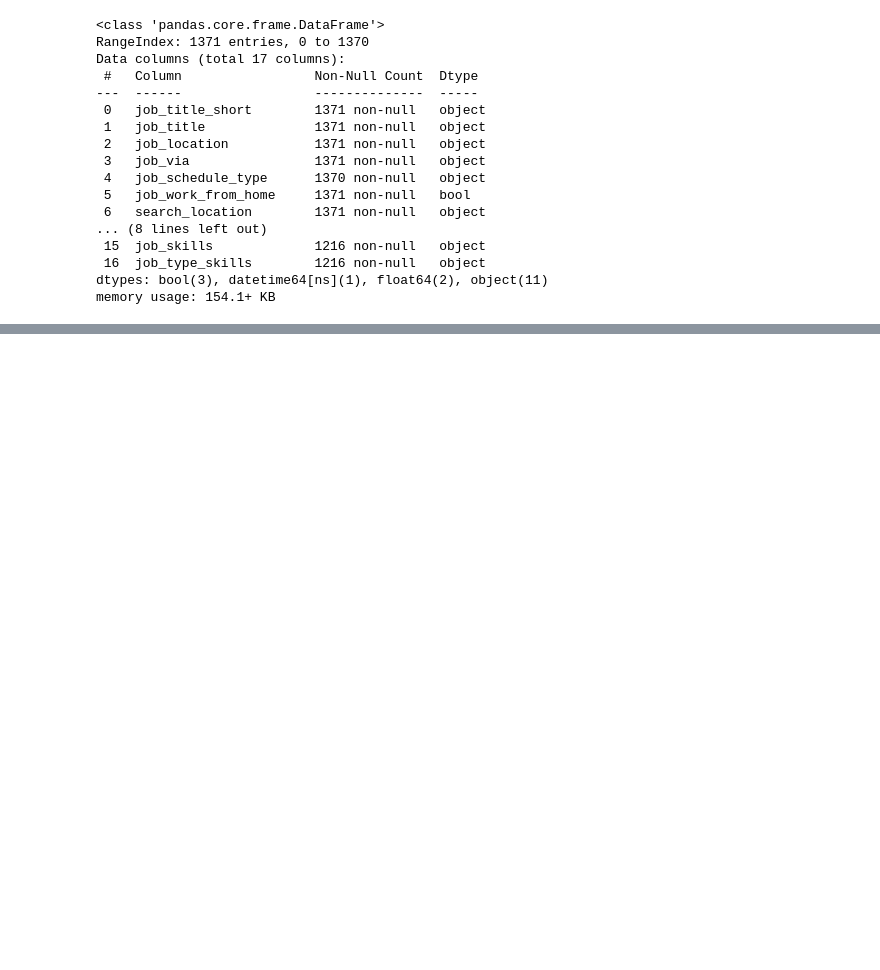
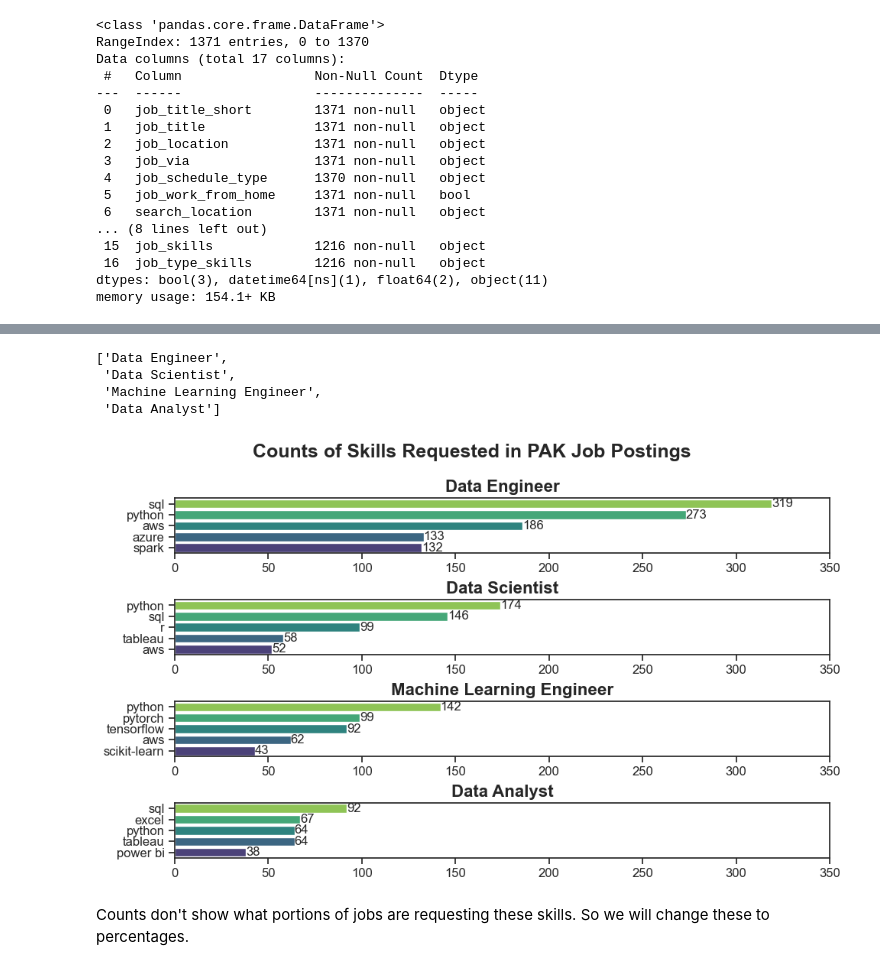
Before and after one commit to johnramal/data_jobs_pak, a Jupyter notebook: 8_skills_trends_pak.ipynb, the cells around one changed output, grey strips where cells are left out. Saved outputs shown, nothing was run; the diff lists cells and outputs as text; code cells hidden in the pictures; blank space fills up the shorter version.

```diff
--- a/8_skills_trends_pak.ipynb
+++ b/8_skills_trends_pak.ipynb
@@ -76,0 +70,3 @@ unique_types
+# %%
+df_skills_pak = df.explode('job_skills')
+df_skills_pak.head(3)
@@ -76,0 +78,11 @@ unique_types
+# %%
+# Group by job_skills and job_title_short and count the number of occurrences
+df_skills_count = df_skills_pak.groupby(['job_skills', 'job_title_short']).size()
+
+# Name the count column as count
+df_skills_count = df_skills_count.reset_index(name='skill_count')
+
+# Sort the values by skill_count in descending order
+df_skills_count.sort_values(by='skill_count', ascending=False, inplace=True)
+
+df_skills_count
@@ -76,0 +103,52 @@ unique_types
+# %%
+job_titles = df_skills_count['job_title_short'].unique().tolist()
+
+job_titles =job_titles[:4]
+
+job_titles
+# %% [output]
+['Data Engineer',
+ 'Data Scientist',
+ 'Machine Learning Engineer',
+ 'Data Analyst']
+# %%
+# Create subplots based on the number of job titles
+fig, ax = plt.subplots(len(job_titles), 1, figsize=(10, len(job_titles) * 1.5))
+
+# Set the theme for consistency
+sns.set_theme(style='ticks')
+
+# Loop through each job title and create a bar plot
+for i, job_title in enumerate(job_titles):
+    df_plot = df_skills_count[df_skills_count['job_title_short'] == job_title].head(5)[::-1]
+
+    # Create a color palette based on viridis
+    n_colors = len(df_plot)
+    palette = sns.color_palette("viridis", n_colors)
+
+    sns.barplot(data=df_plot, x='skill_count', y='job_skills', ax=ax[i], palette=palette)
+    ax[i].set_title(job_title, fontsize=16, fontweight='bold')
+    ax[i].invert_yaxis()
+    ax[i].set_ylabel('', fontsize=14)
+    ax[i].set_xlabel('')
+    ax[i].tick_params(axis='x', labelsize=12)
+    ax[i].tick_params(axis='y', labelsize=12)
+    ax[i].set_xlim(0, 350)  # Make the scales the same
+
+    # Annotate each bar with the count value
+    for container in ax[i].containers:
+        ax[i].bar_label(container, fmt='%d', label_type='edge', fontsize=12)
+
+# Set the super title for the figure
+fig.suptitle('Counts of Skills Requested in PAK Job Postings', fontsize=18, fontweight='bold')
+
+# Adjust layout to fix overlap
+fig.tight_layout(h_pad=0.5)
+
+# Show the plot
+plt.show()
+# %% [output]
+[figure, added]
+# %% [markdown]
+Counts don't show what portions of jobs are requesting these skills.
+So we will change these to percentages.
```
Also changed, not shown: parts of 17 cells of this notebook.
